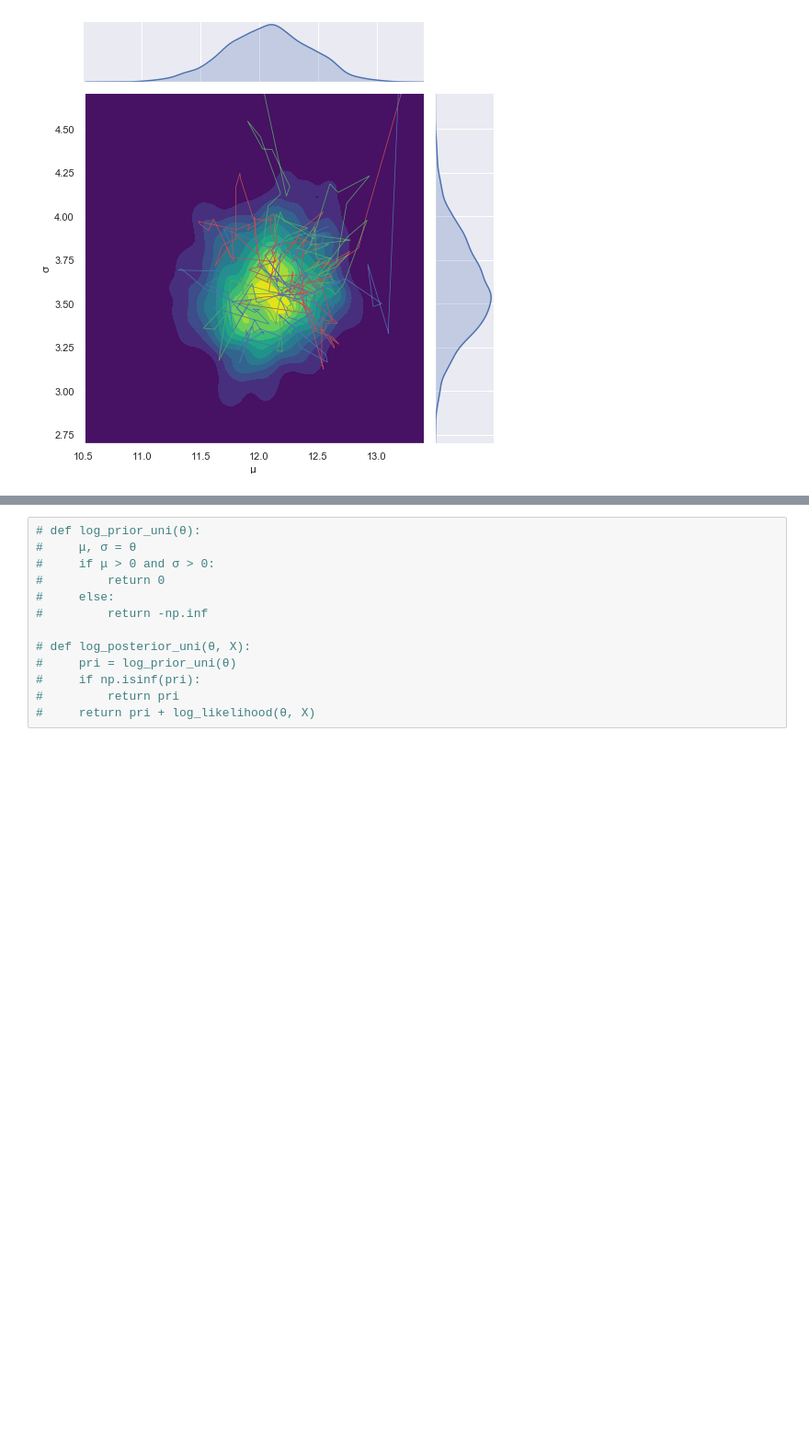
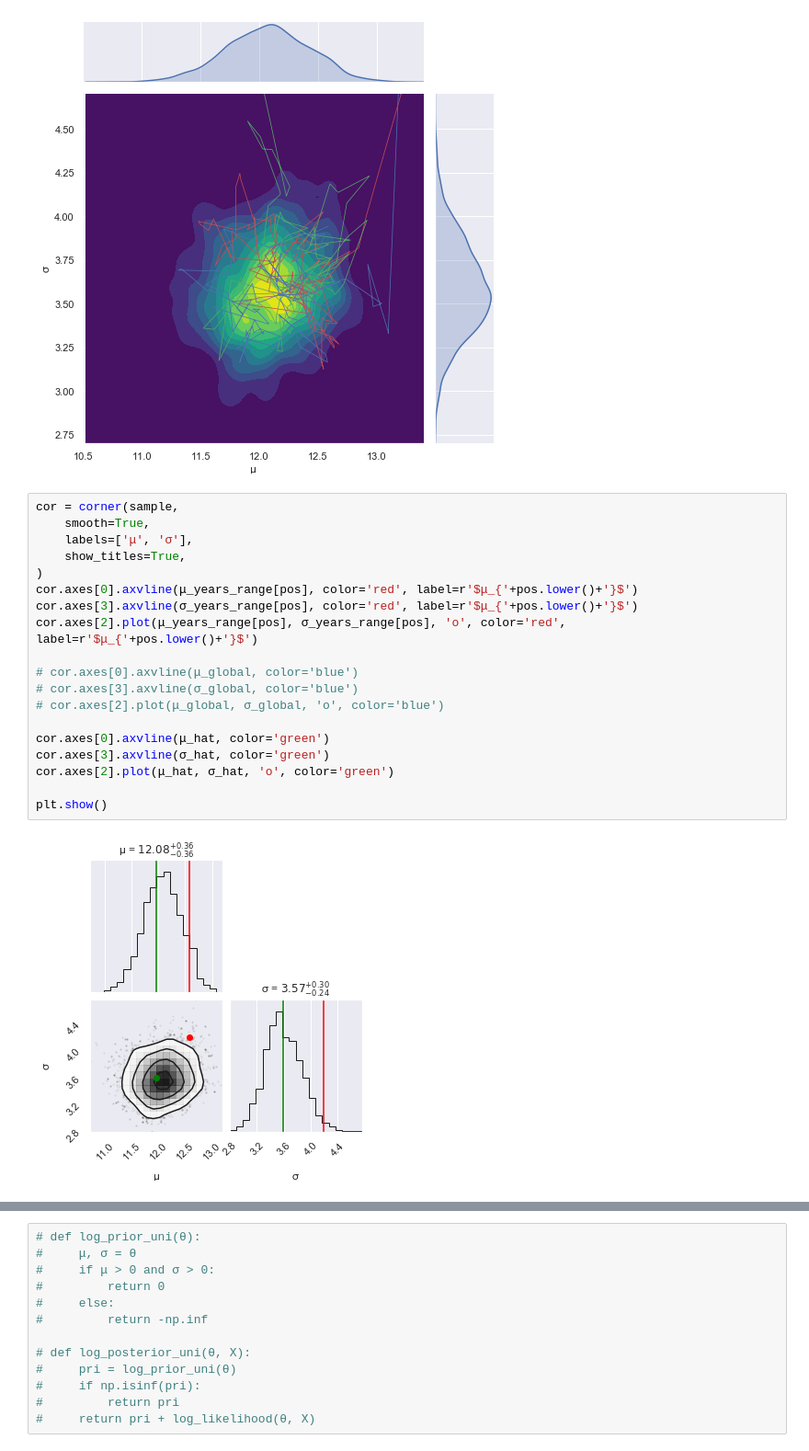
Before and after one commit to guygozlan/SciComPy_NBA, a Jupyter notebook: NBA_ver3.ipynb, the cells around one changed output, grey strips where cells are left out. Shown at 92% size. Drawn from its saved outputs; the diff is of its cells as text; blank space fills up the shorter version.

```diff
--- a/NBA_ver3.ipynb
+++ b/NBA_ver3.ipynb
@@ -659,3 +691,24 @@ for i, c in enumerate('rgb'):
     g.ax_joint.plot(sampler.chain[i, :, 0], sampler.chain[i, :, 1], lw=0.75, color=c)
 # %% [output]
 [figure]
+# %%
+cor = corner(sample,
+    smooth=True,
+    labels=['μ', 'σ'],
+    show_titles=True,
+)
+cor.axes[0].axvline(μ_years_range[pos], color='red', label=r'$μ_{'+pos.lower()+'}$')
+cor.axes[3].axvline(σ_years_range[pos], color='red', label=r'$μ_{'+pos.lower()+'}$')
+cor.axes[2].plot(μ_years_range[pos], σ_years_range[pos], 'o', color='red', label=r'$μ_{'+pos.lower()+'}$')
+
+# cor.axes[0].axvline(μ_global, color='blue')
+# cor.axes[3].axvline(σ_global, color='blue')
+# cor.axes[2].plot(μ_global, σ_global, 'o', color='blue')
+
+cor.axes[0].axvline(μ_hat, color='green')
+cor.axes[3].axvline(σ_hat, color='green')
+cor.axes[2].plot(μ_hat, σ_hat, 'o', color='green')
+
+plt.show()
+# %% [output]
+[figure, added]
```
Also changed, not shown: parts of 8 cells of this notebook.
